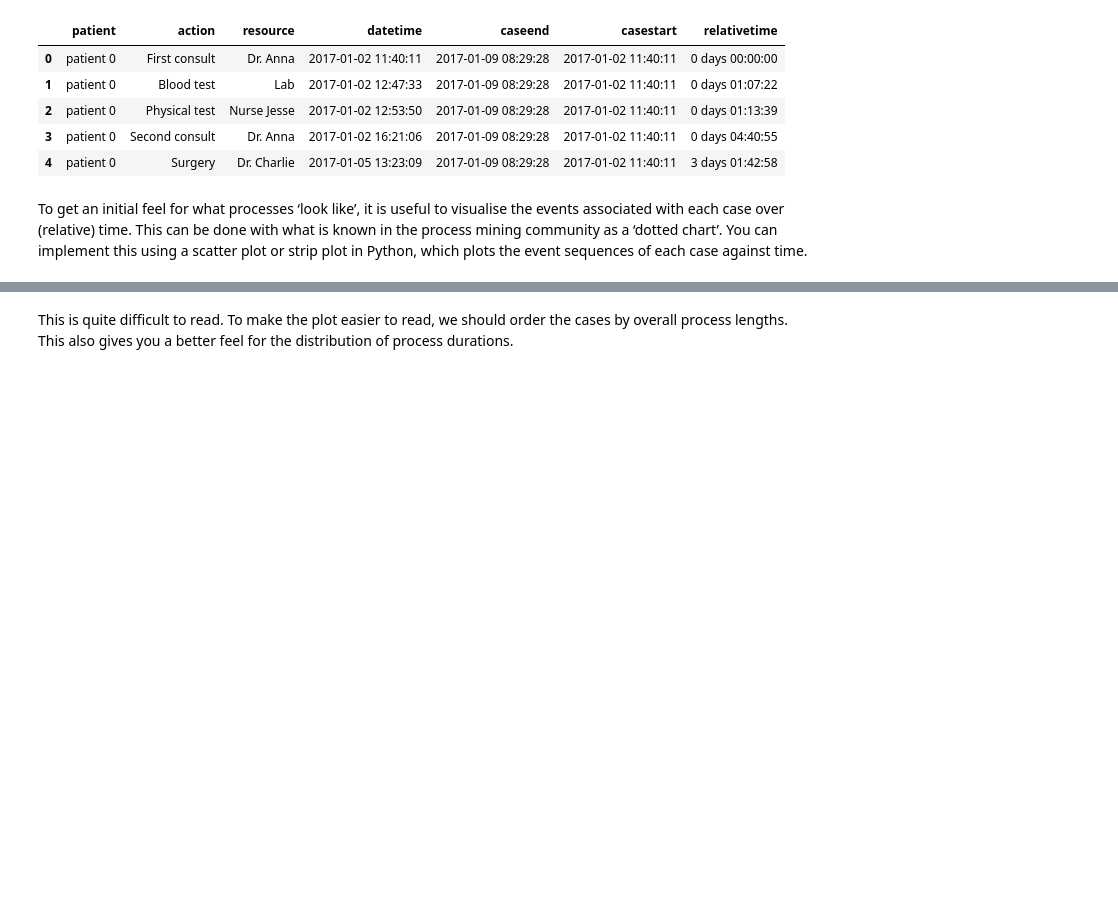
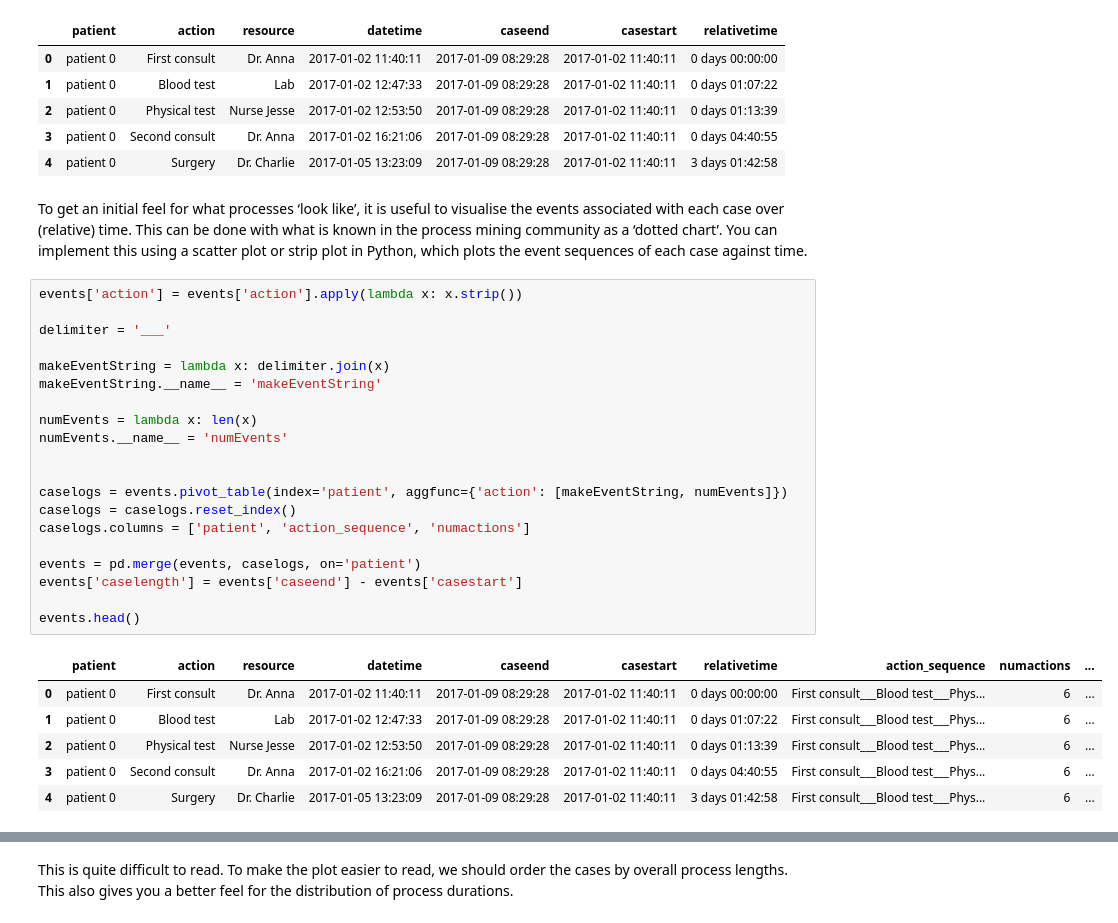
Before and after one commit to janinerottmann/ITM22, a Jupyter notebook: Übung3.ipynb, the cells around one changed output, grey strips where cells are left out. Cells and saved outputs as stored; diff of their text form; blank space fills up the shorter version.

```diff
--- a/Übung3.ipynb
+++ b/Übung3.ipynb
@@ -83,3 +83,30 @@ events.head()
 | 4 | patient 0 | Surgery | Dr. Charlie | 2017-01-05 13:23:09 | 2017-01-09 08:29:28 | 2017-01-02 11:40:11 | 3 days 01:42:58 |
 # %% [markdown]
 To get an initial feel for what processes ‘look like’, it is useful to visualise the events associated with each case over (relative) time. This can be done with what is known in the process mining community as a ‘dotted chart’. You can implement this using a scatter plot or strip plot in Python, which plots the event sequences of each case against time.
+# %%
+events['action'] = events['action'].apply(lambda x: x.strip())
+
+delimiter = '___'
+
+makeEventString = lambda x: delimiter.join(x)
+makeEventString.__name__ = 'makeEventString'
+
+numEvents = lambda x: len(x)
+numEvents.__name__ = 'numEvents'
+
+
+caselogs = events.pivot_table(index='patient', aggfunc={'action': [makeEventString, numEvents]})
+caselogs = caselogs.reset_index()
+caselogs.columns = ['patient', 'action_sequence', 'numactions']
+
+events = pd.merge(events, caselogs, on='patient')
+events['caselength'] = events['caseend'] - events['casestart']
+
+events.head()
+# %% [output]
+|  | patient | action | resource | datetime | caseend | casestart | relativetime | action_sequence | numactions | ... |
+| 0 | patient 0 | First consult | Dr. Anna | 2017-01-02 11:40:11 | 2017-01-09 08:29:28 | 2017-01-02 11:40:11 | 0 days 00:00:00 | First consult___Blood test___Phys... | 6 | ... |
+| 1 | patient 0 | Blood test | Lab | 2017-01-02 12:47:33 | 2017-01-09 08:29:28 | 2017-01-02 11:40:11 | 0 days 01:07:22 | First consult___Blood test___Phys... | 6 | ... |
+| 2 | patient 0 | Physical test | Nurse Jesse | 2017-01-02 12:53:50 | 2017-01-09 08:29:28 | 2017-01-02 11:40:11 | 0 days 01:13:39 | First consult___Blood test___Phys... | 6 | ... |
+| 3 | patient 0 | Second consult | Dr. Anna | 2017-01-02 16:21:06 | 2017-01-09 08:29:28 | 2017-01-02 11:40:11 | 0 days 04:40:55 | First consult___Blood test___Phys... | 6 | ... |
+| 4 | patient 0 | Surgery | Dr. Charlie | 2017-01-05 13:23:09 | 2017-01-09 08:29:28 | 2017-01-02 11:40:11 | 3 days 01:42:58 | First consult___Blood test___Phys... | 6 | ... |
```
Also changed, not shown: parts of 15 cells of this notebook.
